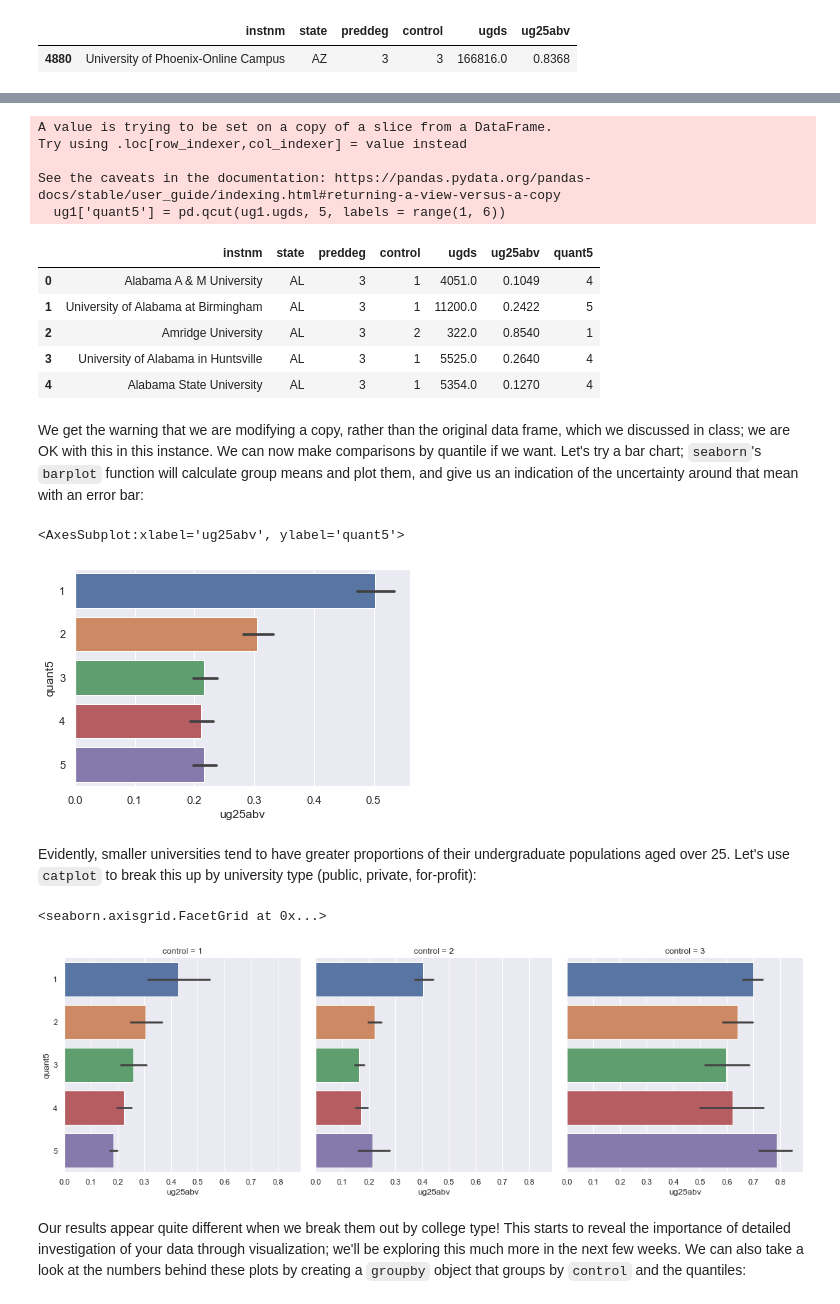
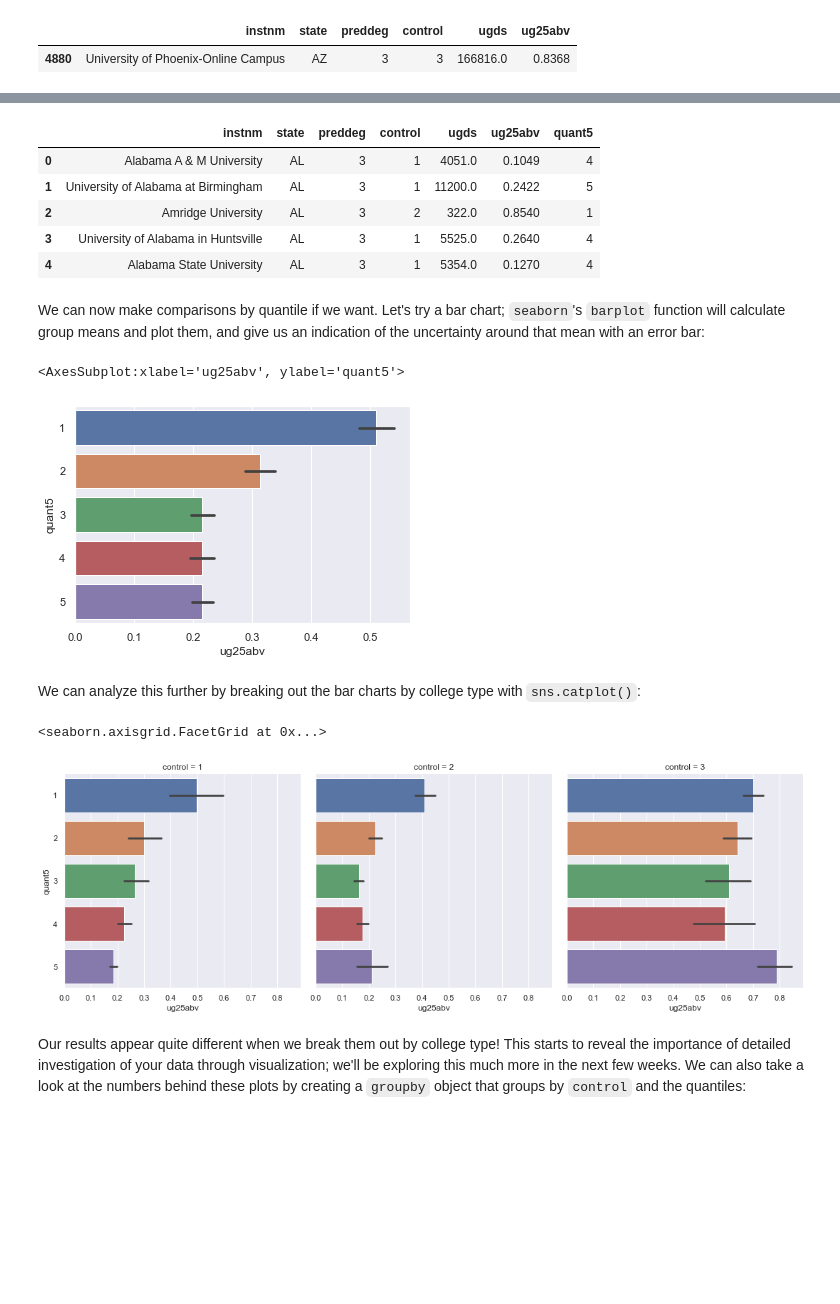
Before and after one commit to walkerke/geog30323, a Jupyter notebook: docs/_sources/06-data-wrangling.ipynb, the cells around one changed output, grey strips where cells are left out. Saved outputs shown, nothing was run; the diff lists cells and outputs as text; code cells hidden in the pictures; blank space fills up the shorter version.

```diff
--- a/docs/_sources/06-data-wrangling.ipynb
+++ b/docs/_sources/06-data-wrangling.ipynb
@@ -42,7 +42,7 @@ To subset our data column-wise, we can _index_ our data frame with a list of col
 # %%
 keep = ['INSTNM', 'STABBR', 'PREDDEG', 'CONTROL', 'UGDS', 'UG25abv']
 
-df = full[keep] # Notice how the indexing works here; I'm assigning the result to a new dataframe called `df`.
+df = full.filter(keep)
 
 df.head()
 # %% [output]
@@ -78,7 +84,7 @@ df.head()
 # %% [markdown]
 You've also already learned to modify the column names of your data frame by passing in a list of new names. Individual names can be modified as well.  For example, I think `'state'` makes a lot more sense as a column name than `'stabbr'`, so I'm going to change it.  The following code gets this done:
 # %%
-df = df.rename(columns = {'stabbr': 'state'})
+df.rename(columns = {'stabbr': 'state'}, inplace = True)
 
 df.head()
 # %% [output]
@@ -107,5 +113,5 @@ It appears as though `preddeg` is an integer, so we will work with the values as
 # %%
-ug = df[df.preddeg == 3]
+ug = df.query('preddeg == 3')
 
 ug.shape
 # %% [output]
@@ -254,13 +260,8 @@ Equal interval and manual breaks are available via the `cut()` function in `pand
 # %%
-ug1['quant5'] = pd.qcut(ug1.ugds, 5, labels = range(1, 6))
+ug_quantiles = ug1.assign(quant5 = pd.qcut(ug.ugds, 5, labels = range(1, 6)))
 
-ug1.head()
+ug_quantiles.head()
 # %% [output]
-A value is trying to be set on a copy of a slice from a DataFrame.
-Try using .loc[row_indexer,col_indexer] = value instead
-
-See the caveats in the documentation: https://pandas.pydata.org/pandas-docs/stable/user_guide/indexing.html#returning-a-view-versus-a-copy
-  ug1['quant5'] = pd.qcut(ug1.ugds, 5, labels = range(1, 6))
 |  | instnm | state | preddeg | control | ugds | ug25abv | quant5 |
 | 0 | Alabama A & M University | AL | 3 | 1 | 4051.0 | 0.1049 | 4 |
 | 1 | University of Alabama at Birmingham | AL | 3 | 1 | 11200.0 | 0.2422 | 5 |
@@ -268,19 +269,19 @@ See the caveats in the documentation: https://pandas.pydata.org/pandas-docs/stab
 | 3 | University of Alabama in Huntsville | AL | 3 | 1 | 5525.0 | 0.2640 | 4 |
 | 4 | Alabama State University | AL | 3 | 1 | 5354.0 | 0.1270 | 4 |
 # %% [markdown]
-We get the warning that we are modifying a copy, rather than the original data frame, which we discussed in class; we are OK with this in this instance.  We can now make comparisons by quantile if we want.  Let's try a bar chart; `seaborn`'s `barplot` function will calculate group means and plot them, and give us an indication of the uncertainty around that mean with an error bar:
+We can now make comparisons by quantile if we want.  Let's try a bar chart; `seaborn`'s `barplot` function will calculate group means and plot them, and give us an indication of the uncertainty around that mean with an error bar:
 # %%
-sns.barplot(x = 'ug25abv', y = 'quant5', data = ug1)
+sns.barplot(x = 'ug25abv', y = 'quant5', data = ug_quantiles)
 # %% [output]
 <AxesSubplot:xlabel='ug25abv', ylabel='quant5'>
-[figure, old version]
+[figure, new version]
-# %% [markdown]
-Evidently, smaller universities tend to have greater proportions of their undergraduate populations aged over 25.  Let's use `catplot` to break this up by university type (public, private, for-profit):
+# %% [markdown]
+We can analyze this further by breaking out the bar charts by college type with `sns.catplot()`:
 # %%
-sns.catplot(data = ug1, x = 'ug25abv', y = 'quant5', col = 'control', kind = 'bar')
+sns.catplot(data = ug_quantiles, x = 'ug25abv', y = 'quant5', col = 'control', kind = 'bar')
 # %% [output]
 <seaborn.axisgrid.FacetGrid at 0x...>
-[figure, old version]
+[figure, new version]
 # %% [markdown]
 Our results appear quite different when we break them out by college type!  This starts to reveal the importance of detailed investigation of your data through visualization; we'll be exploring this much more in the next few weeks.  We can also take a look at the numbers behind these plots by creating a `groupby` object that groups by `control` and the quantiles:
 # %%
```
Also changed, not shown: parts of 17 cells of this notebook, 38 other files.
